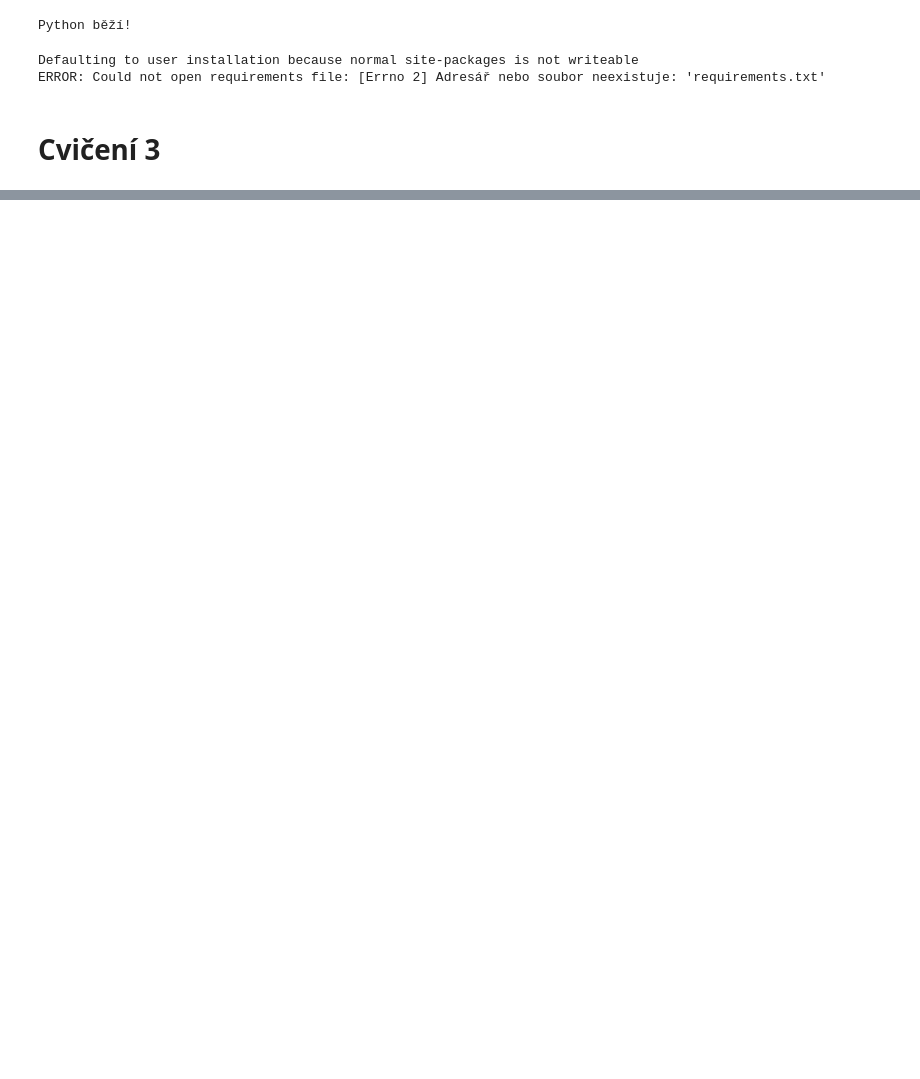
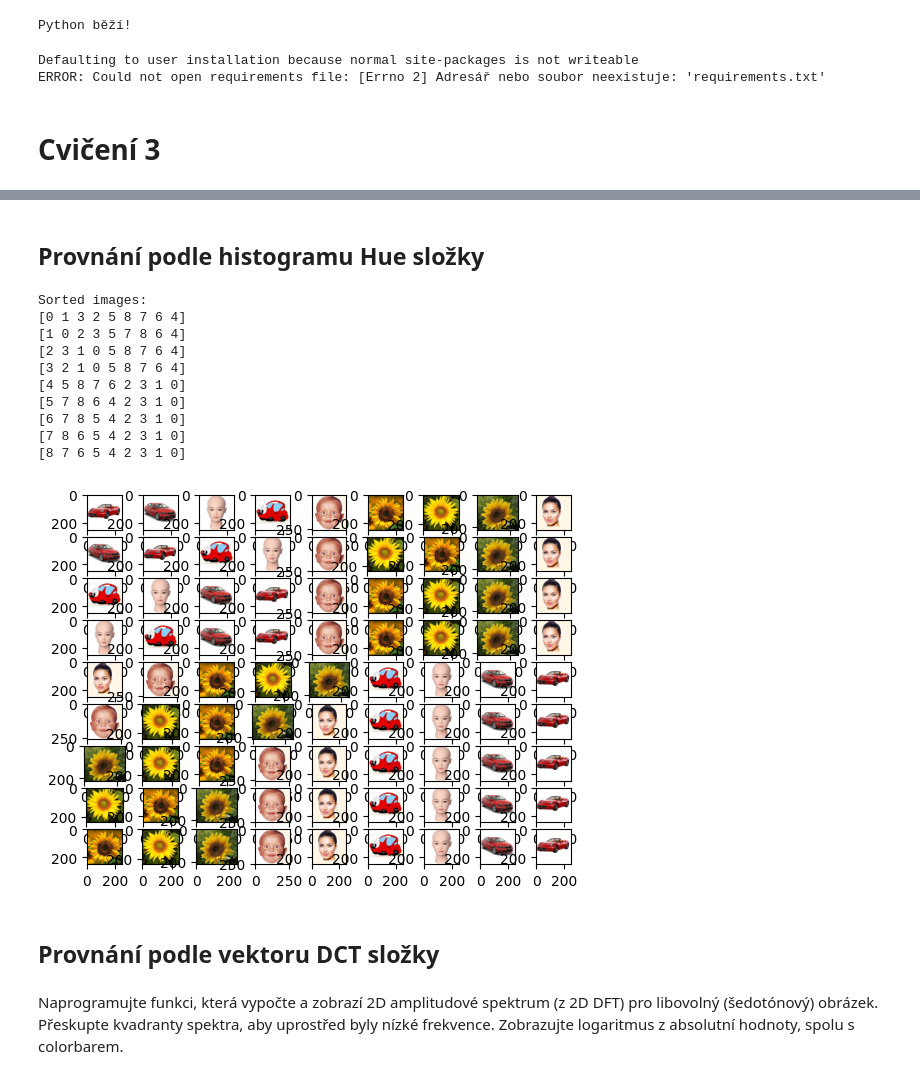
Before and after one commit to TUL-IT-2020/PVI-Pocitacove_videni, a Jupyter notebook: cviceni/cv03/cv03.ipynb, the cells around one changed output, grey strips where cells are left out. Cells and saved outputs as stored; diff of their text form; code cells hidden in the pictures; blank space fills up the shorter version.

```diff
--- a/cviceni/cv03/cv03.ipynb
+++ b/cviceni/cv03/cv03.ipynb
@@ -135,0 +113,20 @@ Sorted images:
+# %%
+histograms = calculate_histogram(convert_images_to_gray(images))
+
+# show images
+plt.figure()
+print("Sorted images:")
+for i, image in enumerate(images):
+    distances = histogram_distances_from(histograms, i)
+
+    # sort distances
+    sorted_indices = np.argsort(distances)
+    print(sorted_indices)
+
+    # show images
+    for j, img_index in enumerate(sorted_indices):
+        plt.subplot(number_of_images, number_of_images,
+                    number_of_images*i+j+1)
+        plt.imshow(images[img_index])
+
+plt.show()
@@ -135,0 +145,41 @@ Sorted images:
+# %% [markdown]
+## Provnání podle histogramu Hue složky
+# %%
+histograms = calculate_histogram(convert_images_to_HSW(images))
+
+# show images
+plt.figure()
+print("Sorted images:")
+for i, image in enumerate(images):
+    distances = histogram_distances_from(histograms, i)
+
+    # sort distances
+    sorted_indices = np.argsort(distances)
+    print(sorted_indices)
+
+    # show images
+    for j, img_index in enumerate(sorted_indices):
+        plt.subplot(number_of_images, number_of_images,
+                    number_of_images*i+j+1)
+        plt.imshow(images[img_index])
+
+plt.show()
+# %% [output]
+Sorted images:
+[0 1 3 2 5 8 7 6 4]
+[1 0 2 3 5 7 8 6 4]
+[2 3 1 0 5 8 7 6 4]
+[3 2 1 0 5 8 7 6 4]
+[4 5 8 7 6 2 3 1 0]
+[5 7 8 6 4 2 3 1 0]
+[6 7 8 5 4 2 3 1 0]
+[7 8 6 5 4 2 3 1 0]
+[8 7 6 5 4 2 3 1 0]
+[figure, added]
+# %% [markdown]
+## Provnání podle vektoru DCT složky
+# %% [markdown]
+Naprogramujte funkci, která vypočte a zobrazí 2D amplitudové spektrum
+(z 2D DFT) pro libovolný (šedotónový) obrázek. Přeskupte kvadranty spektra,
+aby  uprostřed  byly  nízké  frekvence.  Zobrazujte  logaritmus  z  absolutní
+hodnoty, spolu s colorbarem.
```
Also changed, not shown: parts of 6 cells of this notebook, 2 other files.
